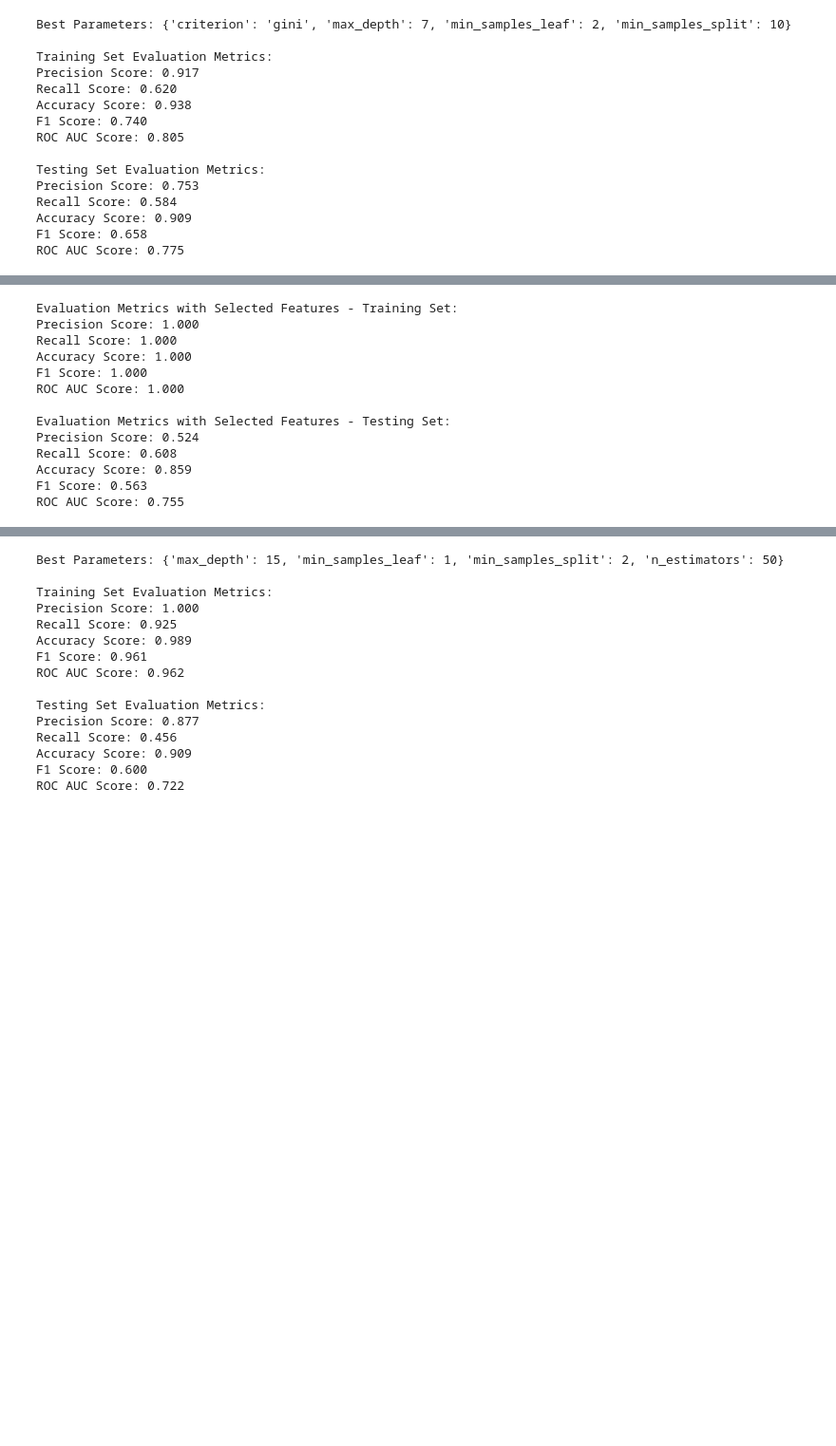
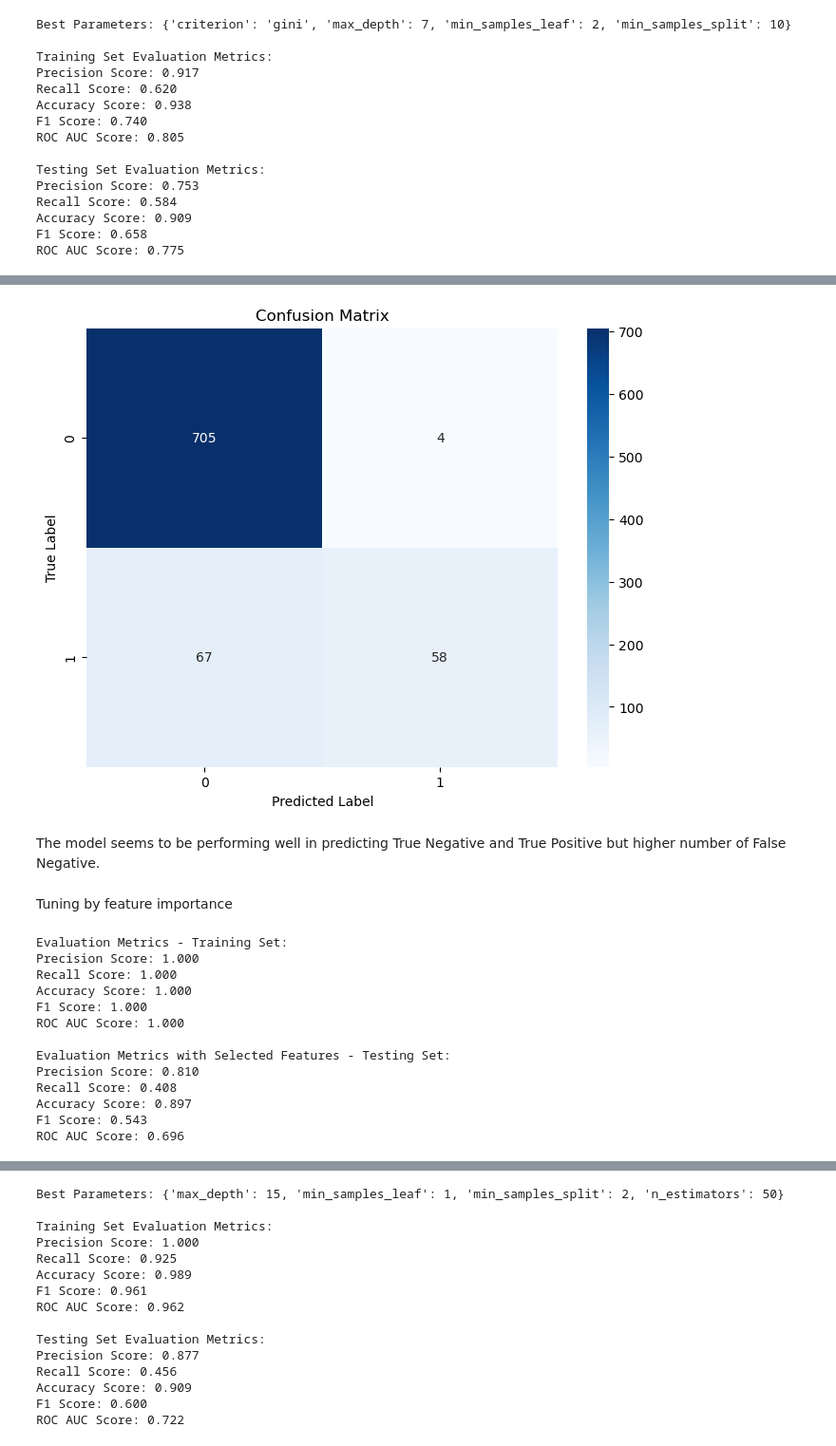
Before and after one commit to VincentKiplangat/Predicting-customer-churn-for-SyrialTel, a Jupyter notebook: SyrialTel.ipynb, the cells around one changed output, grey strips where cells are left out. Shown at 95% size. Saved outputs shown, nothing was run; the diff lists cells and outputs as text; code cells hidden in the pictures; blank space fills up the shorter version.

```diff
--- a/SyrialTel.ipynb
+++ b/SyrialTel.ipynb
@@ -1053,10 +921,22 @@ print(importance_df)
+# %%
+
+# Compute confusion matrix
+conf_matrix = confusion_matrix(y_test, y_pred)
+
+# Plot confusion matrix
+plt.figure(figsize=(8, 6))
+sns.heatmap(conf_matrix, annot=True, fmt='d', cmap='Blues')
+plt.xlabel('Predicted Label')
+plt.ylabel('True Label')
+plt.title('Confusion Matrix')
+plt.show()
+# %% [output]
+[figure, added]
+# %% [markdown]
+The model seems to be performing well in predicting True Negative and True Positive but higher number of False Negative.
+# %% [markdown]
+ Tuning by feature importance
 # %%
-from sklearn.tree import DecisionTreeClassifier
-from sklearn.metrics import precision_score, recall_score, accuracy_score, f1_score
-from sklearn.feature_selection import SelectFromModel
-
-# Assuming you have already trained a Decision Tree classifier called 'classifier'
-
 # Get feature importances from the trained model
 feature_importances = classifier.feature_importances_
 
@@ -1074,8 +954,8 @@ selected_features = importance_df[importance_df['Importance'] > threshold]['Feat
 X_train_selected = X_train[selected_features]
 X_test_selected = X_test[selected_features]
 
-# Train a new Decision Tree classifier on the selected features
-classifier_selected = DecisionTreeClassifier(random_state=10)
+# Train a new Random Forest classifier on the selected features
+classifier_selected = RandomForestClassifier(n_estimators=100, random_state=10)
 classifier_selected.fit(X_train_selected, y_train)
 
 # Predictions on training and testing sets
@@ -1083,13 +963,13 @@ train_preds_selected = classifier_selected.predict(X_train_selected)
 test_preds_selected = classifier_selected.predict(X_test_selected)
 
 # Evaluate the model on both training and testing sets
-print("\nEvaluation Metrics with Selected Features - Training Set:")
+print("\nEvaluation Metrics - Training Set:")
 print_metrics(y_train, train_preds_selected)
 
 print("\nEvaluation Metrics with Selected Features - Testing Set:")
 print_metrics(y_test, test_preds_selected)
 # %% [output]
-Evaluation Metrics with Selected Features - Training Set:
+Evaluation Metrics - Training Set:
 Precision Score: 1.000
 Recall Score: 1.000
 Accuracy Score: 1.000
@@ -1097,8 +977,8 @@ F1 Score: 1.000
 ROC AUC Score: 1.000
 
 Evaluation Metrics with Selected Features - Testing Set:
-Precision Score: 0.524
-Recall Score: 0.608
-Accuracy Score: 0.859
-F1 Score: 0.563
-ROC AUC Score: 0.755
+Precision Score: 0.810
+Recall Score: 0.408
+Accuracy Score: 0.897
+F1 Score: 0.543
+ROC AUC Score: 0.696
```
Also changed, not shown: parts of 59 cells of this notebook.
